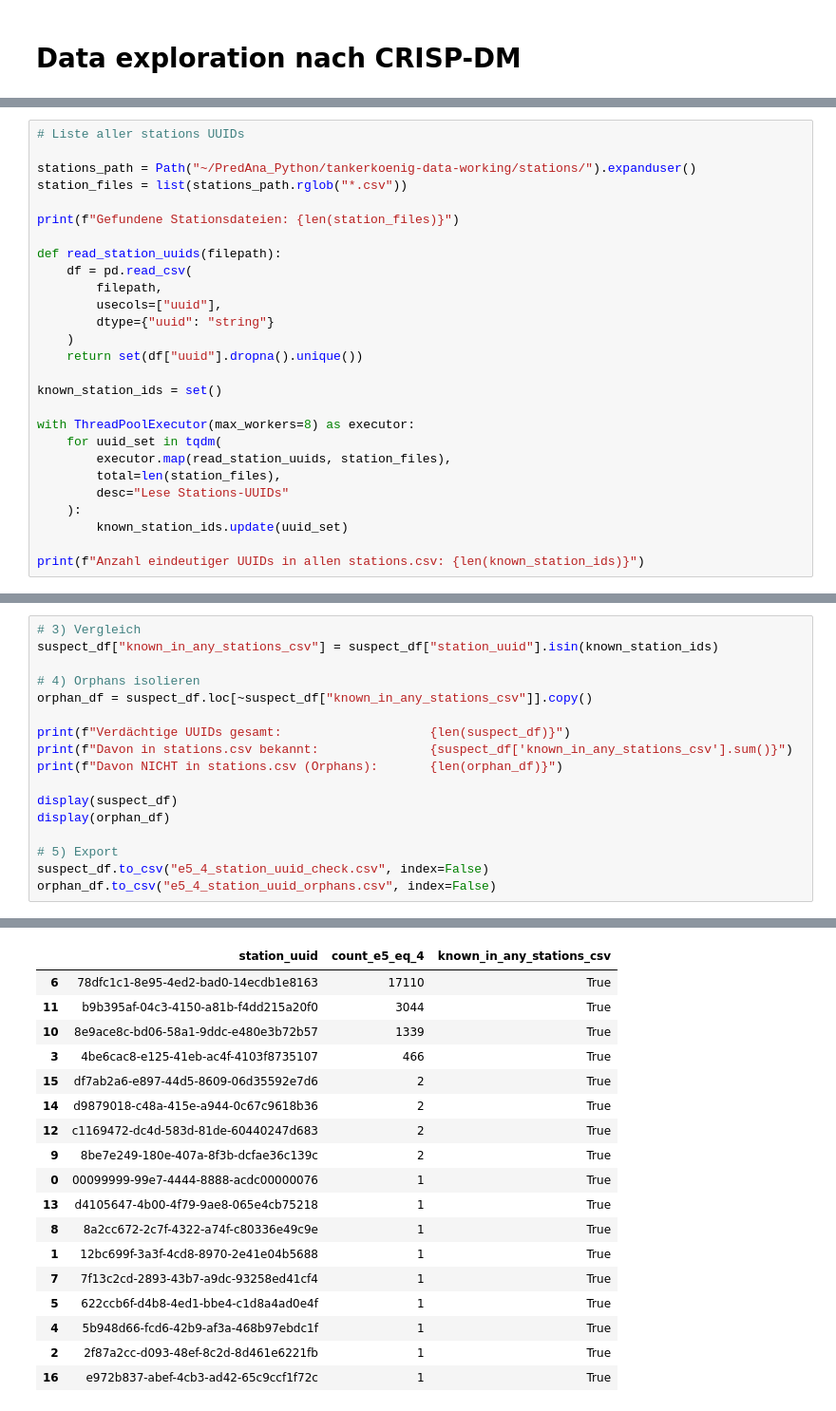
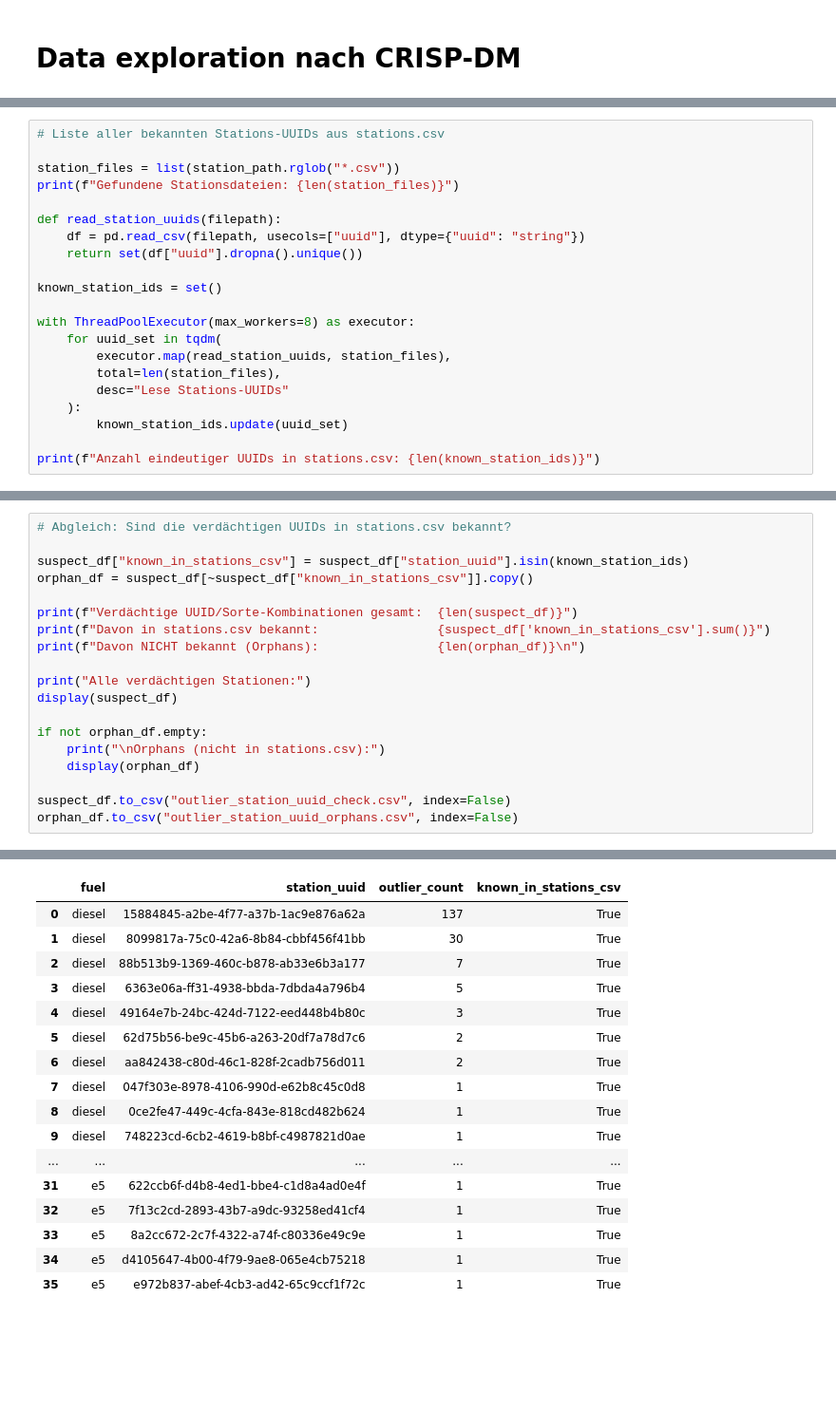
Before and after one commit to jawasch/SpritpreisAnalyse_HSAA_PredAnal, a Jupyter notebook: notebooks/data-exploration.ipynb, the cells around one changed output, grey strips where cells are left out. Shown at 95% size. Saved outputs shown, nothing was run; the diff lists cells and outputs as text; blank space fills up the shorter version.

Commit message:
feat: enhanced data exploration

```diff
--- a/notebooks/data-exploration.ipynb
+++ b/notebooks/data-exploration.ipynb
@@ -343,17 +330,11 @@ Anzahl eindeutiger verdächtiger UUIDs: 17
 # %%
-# Liste aller stations UUIDs
+# Liste aller bekannten Stations-UUIDs aus stations.csv
 
-stations_path = Path("~/PredAna_Python/tankerkoenig-data-working/stations/").expanduser()
-station_files = list(stations_path.rglob("*.csv"))
-
+station_files = list(station_path.rglob("*.csv"))
 print(f"Gefundene Stationsdateien: {len(station_files)}")
 
 def read_station_uuids(filepath):
-    df = pd.read_csv(
-        filepath,
-        usecols=["uuid"],
-        dtype={"uuid": "string"}
-    )
+    df = pd.read_csv(filepath, usecols=["uuid"], dtype={"uuid": "string"})
     return set(df["uuid"].dropna().unique())
 
 known_station_ids = set()
@@ -366,6 +347,6 @@ with ThreadPoolExecutor(max_workers=8) as executor:
     ):
         known_station_ids.update(uuid_set)
 
-print(f"Anzahl eindeutiger UUIDs in allen stations.csv: {len(known_station_ids)}")
+print(f"Anzahl eindeutiger UUIDs in stations.csv: {len(known_station_ids)}")
 # %% [output]
 Gefundene Stationsdateien: 2675
@@ -373,18 +354,20 @@ Anzahl eindeutiger UUIDs in allen stations.csv: 17802
 # %%
-# 3) Vergleich
-suspect_df["known_in_any_stations_csv"] = suspect_df["station_uuid"].isin(known_station_ids)
+# Abgleich: Sind die verdächtigen UUIDs in stations.csv bekannt?
 
-# 4) Orphans isolieren
-orphan_df = suspect_df.loc[~suspect_df["known_in_any_stations_csv"]].copy()
+suspect_df["known_in_stations_csv"] = suspect_df["station_uuid"].isin(known_station_ids)
+orphan_df = suspect_df[~suspect_df["known_in_stations_csv"]].copy()
 
-print(f"Verdächtige UUIDs gesamt:                    {len(suspect_df)}")
-print(f"Davon in stations.csv bekannt:               {suspect_df['known_in_any_stations_csv'].sum()}")
-print(f"Davon NICHT in stations.csv (Orphans):       {len(orphan_df)}")
+print(f"Verdächtige UUID/Sorte-Kombinationen gesamt:  {len(suspect_df)}")
+print(f"Davon in stations.csv bekannt:                {suspect_df['known_in_stations_csv'].sum()}")
+print(f"Davon NICHT bekannt (Orphans):                {len(orphan_df)}\n")
 
+print("Alle verdächtigen Stationen:")
 display(suspect_df)
-display(orphan_df)
 
-# 5) Export
-suspect_df.to_csv("e5_4_station_uuid_check.csv", index=False)
-orphan_df.to_csv("e5_4_station_uuid_orphans.csv", index=False)
+if not orphan_df.empty:
+    print("\nOrphans (nicht in stations.csv):")
+    display(orphan_df)
+
+suspect_df.to_csv("outlier_station_uuid_check.csv", index=False)
+orphan_df.to_csv("outlier_station_uuid_orphans.csv", index=False)
 # %% [output]
@@ -394,18 +379,17 @@ Davon NICHT in stations.csv (Orphans):       0
-|  | station_uuid | count_e5_eq_4 | known_in_any_stations_csv |
-| 6 | 78dfc1c1-8e95-4ed2-bad0-14ecdb1e8163 | 17110 | True |
-| 11 | b9b395af-04c3-4150-a81b-f4dd215a20f0 | 3044 | True |
-| 10 | 8e9ace8c-bd06-58a1-9ddc-e480e3b72b57 | 1339 | True |
-| 3 | 4be6cac8-e125-41eb-ac4f-4103f8735107 | 466 | True |
-| 15 | df7ab2a6-e897-44d5-8609-06d35592e7d6 | 2 | True |
-| 14 | d9879018-c48a-415e-a944-0c67c9618b36 | 2 | True |
-| 12 | c1169472-dc4d-583d-81de-60440247d683 | 2 | True |
-| 9 | 8be7e249-180e-407a-8f3b-dcfae36c139c | 2 | True |
-| 0 | 00099999-99e7-4444-8888-acdc00000076 | 1 | True |
-| 13 | d4105647-4b00-4f79-9ae8-065e4cb75218 | 1 | True |
-| 8 | 8a2cc672-2c7f-4322-a74f-c80336e49c9e | 1 | True |
-| 1 | 12bc699f-3a3f-4cd8-8970-2e41e04b5688 | 1 | True |
-| 7 | 7f13c2cd-2893-43b7-a9dc-93258ed41cf4 | 1 | True |
-| 5 | 622ccb6f-d4b8-4ed1-bbe4-c1d8a4ad0e4f | 1 | True |
-| 4 | 5b948d66-fcd6-42b9-af3a-468b97ebdc1f | 1 | True |
-| 2 | 2f87a2cc-d093-48ef-8c2d-8d461e6221fb | 1 | True |
-| 16 | e972b837-abef-4cb3-ad42-65c9ccf1f72c | 1 | True |
+|  | fuel | station_uuid | outlier_count | known_in_stations_csv |
+| 0 | diesel | 15884845-a2be-4f77-a37b-1ac9e876a62a | 137 | True |
+| 1 | diesel | 8099817a-75c0-42a6-8b84-cbbf456f41bb | 30 | True |
+| 2 | diesel | 88b513b9-1369-460c-b878-ab33e6b3a177 | 7 | True |
+| 3 | diesel | 6363e06a-ff31-4938-bbda-7dbda4a796b4 | 5 | True |
+| 4 | diesel | 49164e7b-24bc-424d-7122-eed448b4b80c | 3 | True |
+| 5 | diesel | 62d75b56-be9c-45b6-a263-20df7a78d7c6 | 2 | True |
+| 6 | diesel | aa842438-c80d-46c1-828f-2cadb756d011 | 2 | True |
+| 7 | diesel | 047f303e-8978-4106-990d-e62b8c45c0d8 | 1 | True |
+| 8 | diesel | 0ce2fe47-449c-4cfa-843e-818cd482b624 | 1 | True |
+| 9 | diesel | 748223cd-6cb2-4619-b8bf-c4987821d0ae | 1 | True |
+| ... | ... | ... | ... | ... |
+| 31 | e5 | 622ccb6f-d4b8-4ed1-bbe4-c1d8a4ad0e4f | 1 | True |
+| 32 | e5 | 7f13c2cd-2893-43b7-a9dc-93258ed41cf4 | 1 | True |
+| 33 | e5 | 8a2cc672-2c7f-4322-a74f-c80336e49c9e | 1 | True |
+| 34 | e5 | d4105647-4b00-4f79-9ae8-065e4cb75218 | 1 | True |
+| 35 | e5 | e972b837-abef-4cb3-ad42-65c9ccf1f72c | 1 | True |
```
Also changed, not shown: parts of 6 cells of this notebook.
